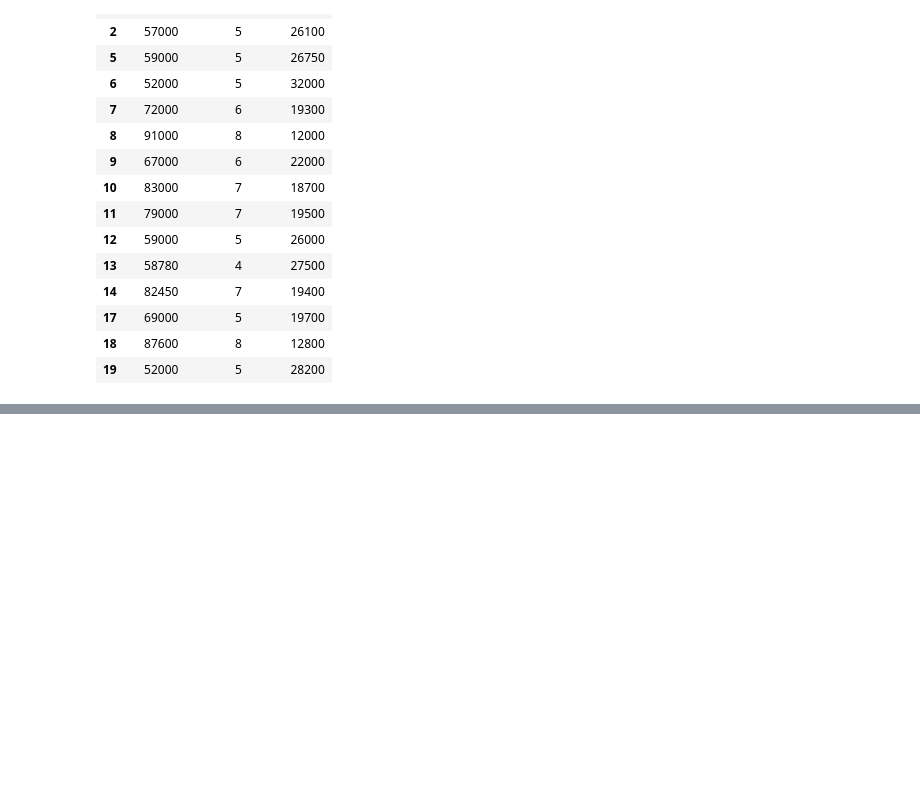
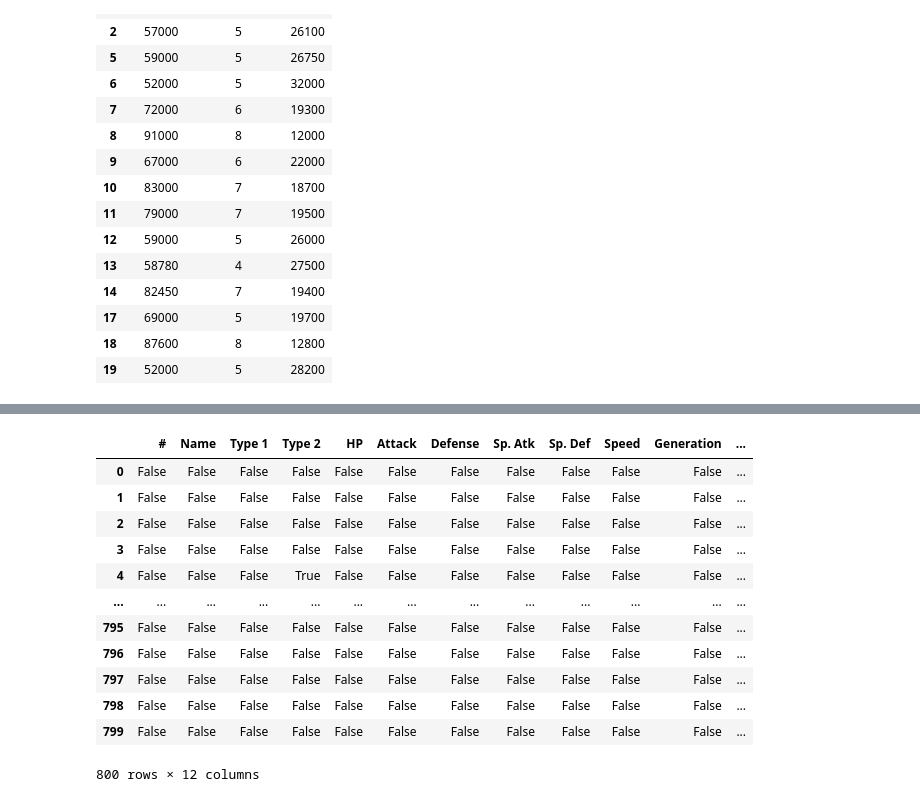
Before and after one commit to Swathi-212002/AI_ML_Avanthi_Swathi, a Jupyter notebook: pandas_practice.ipynb, the cells around one changed output, grey strips where cells are left out. Saved outputs shown, nothing was run; the diff lists cells and outputs as text; code cells hidden in the pictures; blank space fills up the shorter version.

```diff
--- a/pandas_practice.ipynb
+++ b/pandas_practice.ipynb
@@ -225,0 +418,16 @@ df['Age(yrs)']
+# %%
+df.isnull()
+# %% [output]
+|  | # | Name | Type 1 | Type 2 | HP | Attack | Defense | Sp. Atk | Sp. Def | Speed | Generation | ... |
+| 0 | False | False | False | False | False | False | False | False | False | False | False | ... |
+| 1 | False | False | False | False | False | False | False | False | False | False | False | ... |
+| 2 | False | False | False | False | False | False | False | False | False | False | False | ... |
+| 3 | False | False | False | False | False | False | False | False | False | False | False | ... |
+| 4 | False | False | False | True | False | False | False | False | False | False | False | ... |
+| ... | ... | ... | ... | ... | ... | ... | ... | ... | ... | ... | ... | ... |
+| 795 | False | False | False | False | False | False | False | False | False | False | False | ... |
+| 796 | False | False | False | False | False | False | False | False | False | False | False | ... |
+| 797 | False | False | False | False | False | False | False | False | False | False | False | ... |
+| 798 | False | False | False | False | False | False | False | False | False | False | False | ... |
+| 799 | False | False | False | False | False | False | False | False | False | False | False | ... |
+800 rows × 12 columns
```
Also changed, not shown: parts of 16 cells of this notebook.
